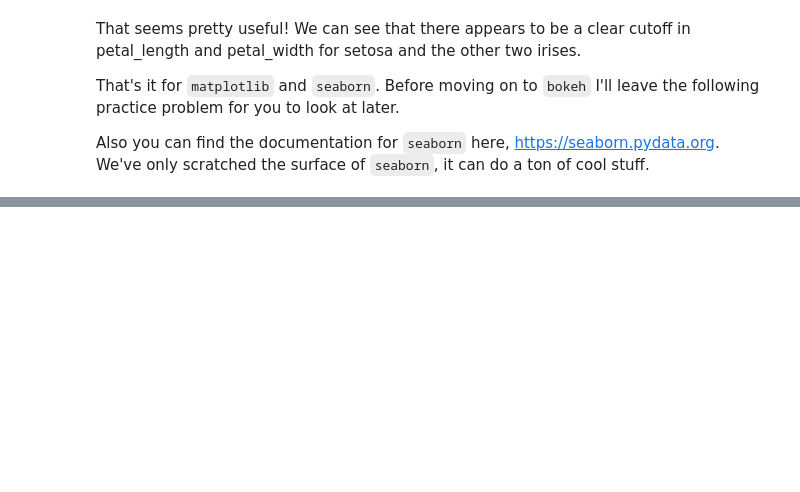
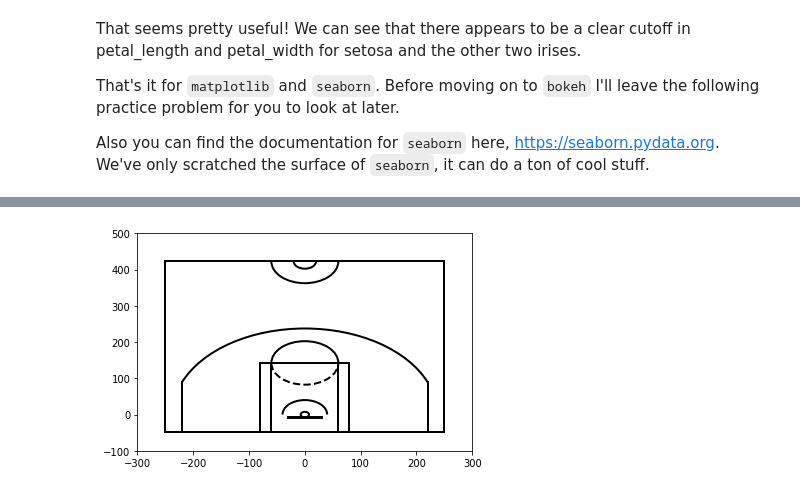
Before and after one commit to matthewosborne71/PlottingWithPython, a Jupyter notebook: Plotting With Python.ipynb, the cells around one changed output, grey strips where cells are left out. Drawn from its saved outputs; the diff is of its cells as text; code cells hidden in the pictures; blank space fills up the shorter version.

```diff
--- a/Plotting With Python.ipynb
+++ b/Plotting With Python.ipynb
@@ -476,0 +561,8 @@ Below I've written a bunch of code to make a plot. Go through it and convince yo
+# %%
+plt.figure()
+draw_court(outer_lines=True)
+plt.xlim(-300,300)
+plt.ylim(-100,500)
+plt.show()
+# %% [output]
+[figure, added]
```
Also changed, not shown: parts of 26 cells of this notebook.
